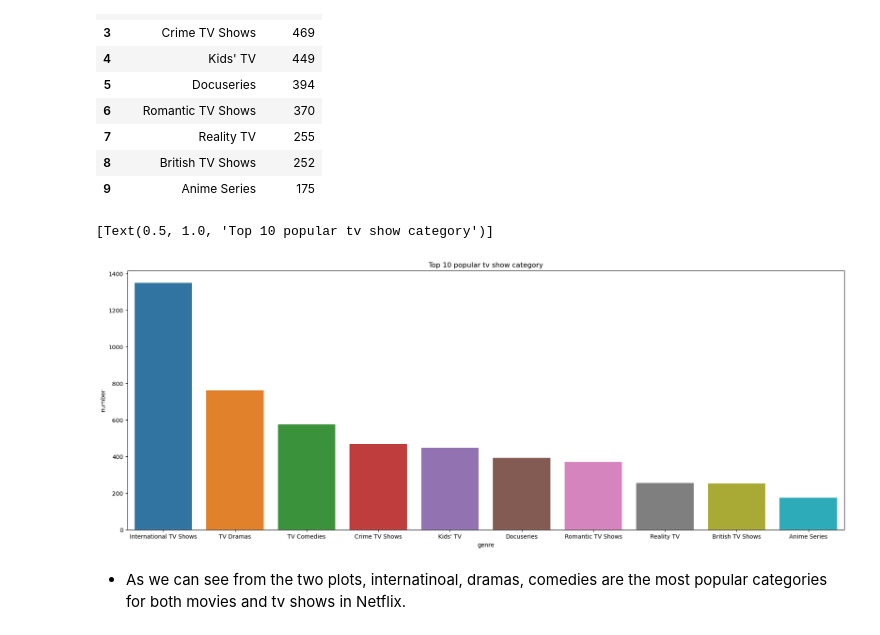
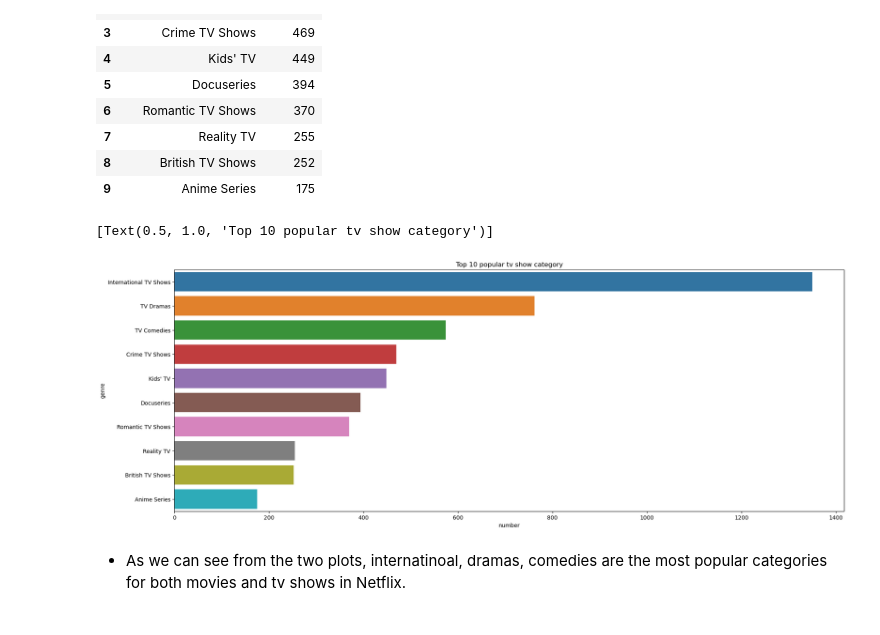
Before and after one commit to Yunling-G/Mid-Project, a Jupyter notebook: notebooks/Exploratory_data_analysis.ipynb, the cells around one changed output. Saved outputs shown, nothing was run; the diff lists cells and outputs as text; code cells hidden in the pictures.

```diff
--- a/notebooks/Exploratory_data_analysis.ipynb
+++ b/notebooks/Exploratory_data_analysis.ipynb
@@ -685,9 +773,9 @@ counts_cat_tv
 | 9 | Anime Series | 175 |
 # %%
 fig, ax = plt.subplots(figsize=(22,8))
-sns.barplot(data= counts_cat_tv , x='genre', y='number').set(title='Top 10 popular tv show category')
+sns.barplot(data= counts_cat_tv , y='genre', x='number').set(title='Top 10 popular tv show category')
 # %% [output]
 [Text(0.5, 1.0, 'Top 10 popular tv show category')]
-[figure, old version]
+[figure, new version]
 # %% [markdown]
 - As we can see from the two plots, internatinoal, dramas, comedies are the most popular categories for both movies and tv shows in Netflix.
```
Also changed, not shown: parts of 21 cells of this notebook.
